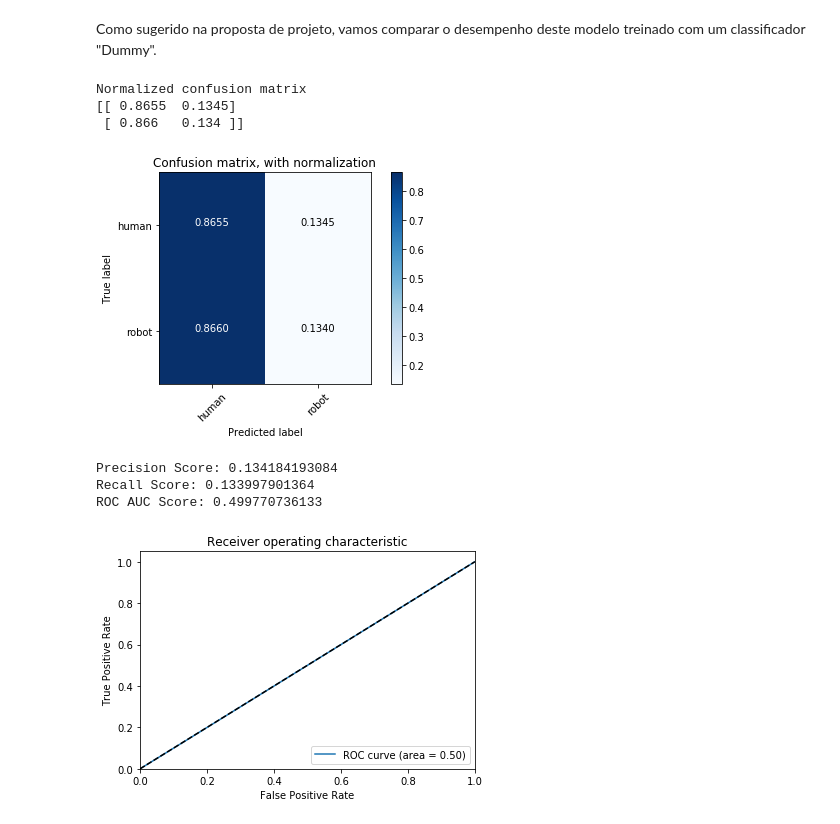
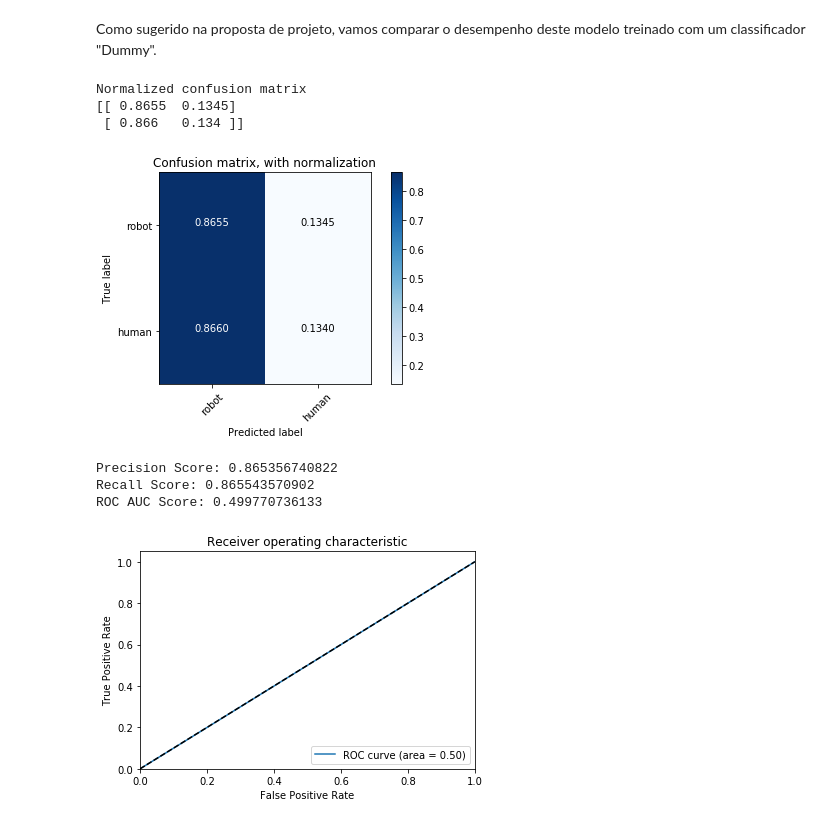
Before and after one commit to rafaelnovello/Machine-Learning-Nanodegree, a Jupyter notebook: 5-Capstone-Project/Project/Facebook-Human-Robot.ipynb, the cells around one changed output. Cells and saved outputs as stored; diff of their text form; code cells hidden in the pictures.

```diff
--- a/5-Capstone-Project/Project/Facebook-Human-Robot.ipynb
+++ b/5-Capstone-Project/Project/Facebook-Human-Robot.ipynb
@@ -299,27 +299,27 @@ Como sugerido na proposta de projeto, vamos comparar o desempenho deste modelo t
 # %%
 dummy = DummyClassifier(random_state=42)
 dummy.fit(X_train, y_train)
 dummy_predict = dummy.predict(X_test)
 
-class_names = ['human', 'robot']
+class_names = ['robot', 'human']
 cnf_matrix = confusion_matrix(y_test, dummy_predict)
 np.set_printoptions(precision=4)
 
 plt.figure()
 plot_confusion_matrix(cnf_matrix, classes=class_names, normalize=True,
                       title='Confusion matrix, with normalization')
 # %% [output]
 Normalized confusion matrix
 [[ 0.8655  0.1345]
  [ 0.866   0.134 ]]
-[figure, old version]
+[figure, new version]
 # %%
-print("Precision Score: %s" % precision_score(y_test, dummy_predict))
-print("Recall Score: %s" % recall_score(y_test, dummy_predict))
+print("Precision Score: %s" % precision_score(y_test, dummy_predict, pos_label=0))
+print("Recall Score: %s" % recall_score(y_test, dummy_predict, pos_label=0))
 print("ROC AUC Score: %s" % roc_auc_score(y_test, dummy_predict))
 # %% [output]
-Precision Score: 0.134184193084
-Recall Score: 0.133997901364
+Precision Score: 0.865356740822
+Recall Score: 0.865543570902
 ROC AUC Score: 0.499770736133
 # %%
 y_scores = dummy.predict_proba(X_test)[:,1]
```
Also changed, not shown: parts of 12 cells of this notebook, 1 other file.
